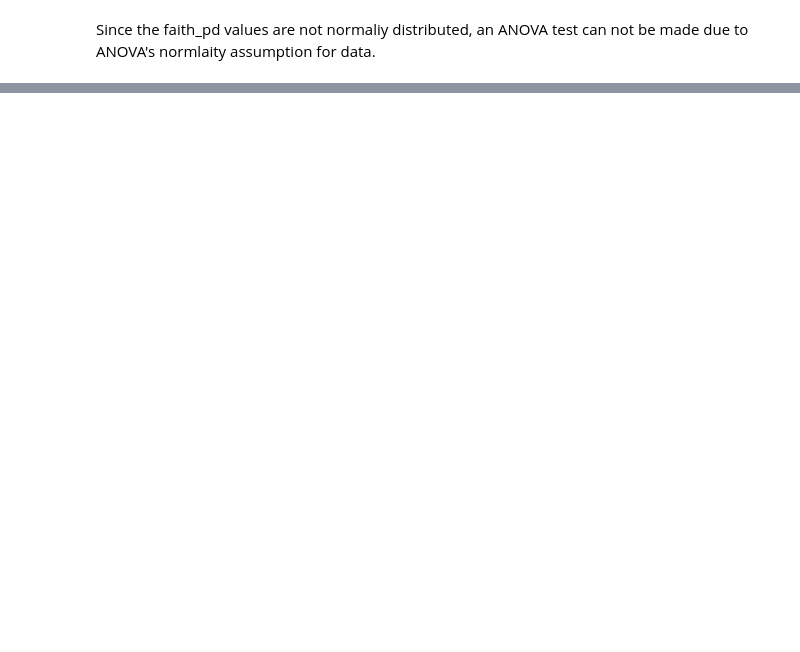
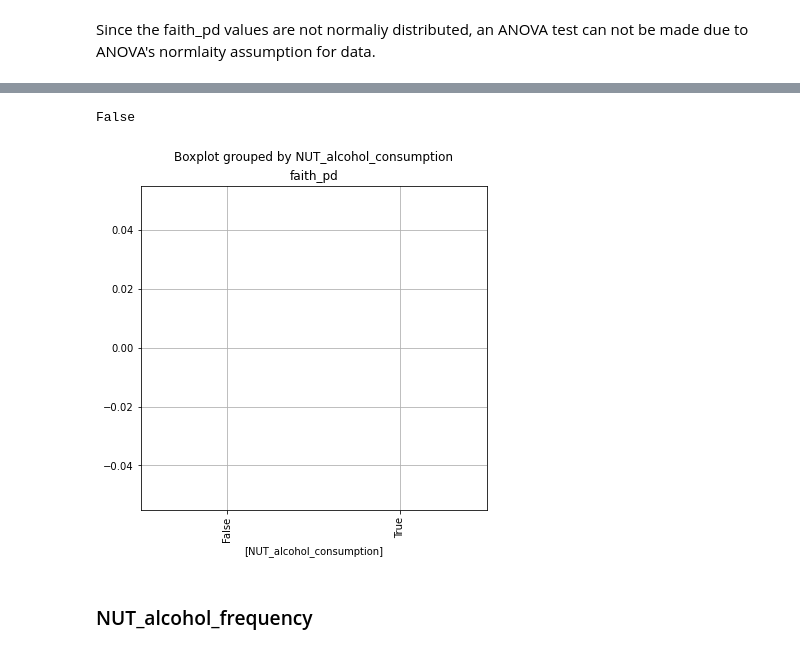
Before and after one commit to dhasanova99/HealthyFood, a Jupyter notebook: JupyterDocs/F_Alpha_Diversity.ipynb, the cells around one changed output, grey strips where cells are left out. Cells and saved outputs as stored; diff of their text form; code cells hidden in the pictures; blank space fills up the shorter version.

```diff
--- a/JupyterDocs/F_Alpha_Diversity.ipynb
+++ b/JupyterDocs/F_Alpha_Diversity.ipynb
@@ -271,0 +275,6 @@ Since the faith_pd values are not normaliy distributed, an ANOVA test can not be
+# %%
+a = q2.Artifact.load(os.path.join(data_dir, 'core-metrics-results/faith_pd_vector.qza')).view(pd.Series)
+b = pd.read_csv(os.path.join(data_dir, 'sample_metadata.tsv'), sep='\t', index_col=0)['NUT_alcohol_consumption']
+# %%
+div = pd.concat([a, b], axis=1)
+div
@@ -271,0 +295,10 @@ Since the faith_pd values are not normaliy distributed, an ANOVA test can not be
+# %%
+a.index[50] in b.index
+# %% [output]
+False
+# %%
+boxes = div.boxplot(by='NUT_alcohol_consumption', rot=90, figsize=(6,6))
+# %% [output]
+[figure, added]
+# %% [markdown]
+### NUT_alcohol_frequency
```
Also changed, not shown: parts of 9 cells of this notebook, 1 other file.
